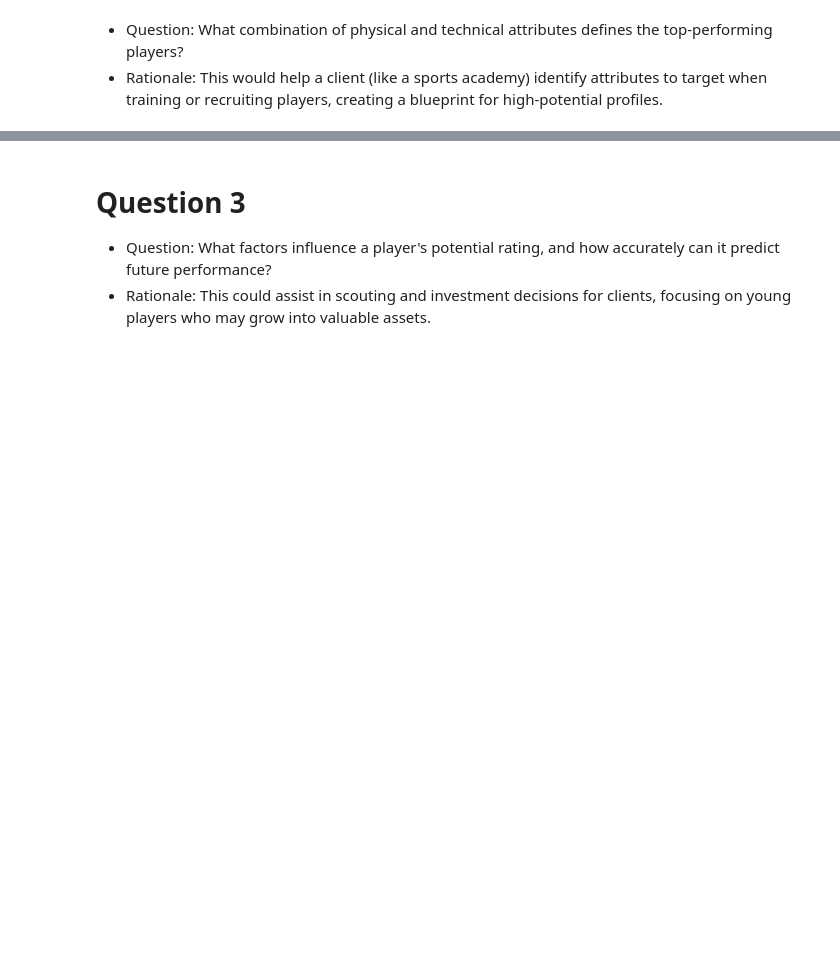
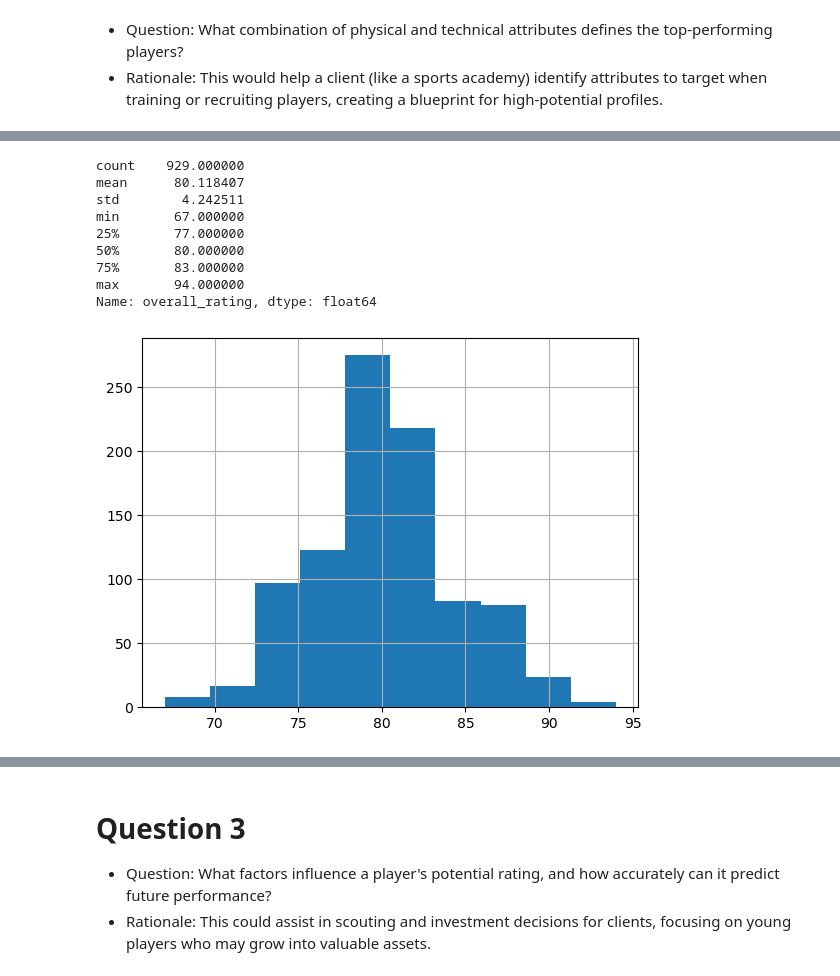
Before and after one commit to falba3/AdvancedDataAnalytics, a Jupyter notebook: notebooks/franco_questions3_5_6.ipynb, the cells around one changed output, grey strips where cells are left out. Saved outputs shown, nothing was run; the diff lists cells and outputs as text; code cells hidden in the pictures; blank space fills up the shorter version.

```diff
--- a/notebooks/franco_questions3_5_6.ipynb
+++ b/notebooks/franco_questions3_5_6.ipynb
@@ -317,0 +381,16 @@ Name: height, dtype: float64
+# %%
+# Technical Players (Technical Attributes more than 80)
+technical_players = df[df[technical].gt(80).any(axis=1)]
+technical_players['overall_rating'].hist();
+technical_players['overall_rating'].describe()
+# %% [output]
+count    929.000000
+mean      80.118407
+std        4.242511
+min       67.000000
+25%       77.000000
+50%       80.000000
+75%       83.000000
+max       94.000000
+Name: overall_rating, dtype: float64
+[figure, added]
```
Also changed, not shown: parts of 25 cells of this notebook, 1 other file.
